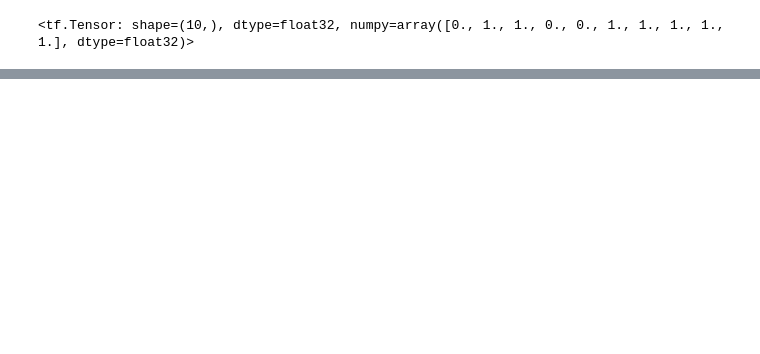
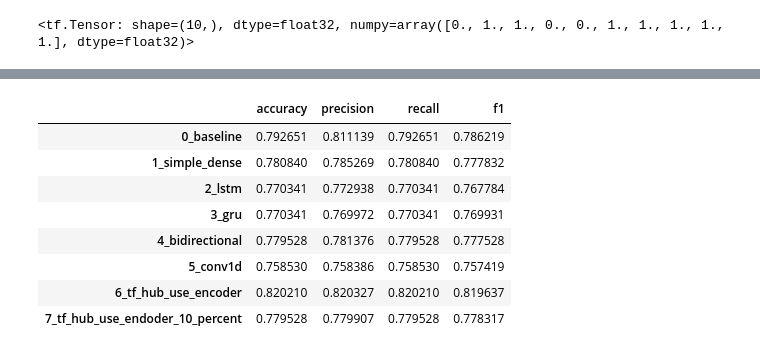
Before and after one commit to redrum88/tensorflow, a Jupyter notebook: 08_introduction_to_nlp_in_tensorflow_video.ipynb, the cells around one changed output, grey strips where cells are left out. Saved outputs shown, nothing was run; the diff lists cells and outputs as text; code cells hidden in the pictures; blank space fills up the shorter version.

```diff
--- a/08_introduction_to_nlp_in_tensorflow_video.ipynb
+++ b/08_introduction_to_nlp_in_tensorflow_video.ipynb
@@ -1043,0 +1266,16 @@ model_5_results
+# %%
+all_model_results = all_model_results.transpose()
+# %%
+# Reduce the accuracy to the same scale as other metrics
+all_model_results["accuracy"] = all_model_results["accuracy"]/100
+all_model_results
+# %% [output]
+|  | accuracy | precision | recall | f1 |
+| 0_baseline | 0.792651 | 0.811139 | 0.792651 | 0.786219 |
+| 1_simple_dense | 0.780840 | 0.785269 | 0.780840 | 0.777832 |
+| 2_lstm | 0.770341 | 0.772938 | 0.770341 | 0.767784 |
+| 3_gru | 0.770341 | 0.769972 | 0.770341 | 0.769931 |
+| 4_bidirectional | 0.779528 | 0.781376 | 0.779528 | 0.777528 |
+| 5_conv1d | 0.758530 | 0.758386 | 0.758530 | 0.757419 |
+| 6_tf_hub_use_encoder | 0.820210 | 0.820327 | 0.820210 | 0.819637 |
+| 7_tf_hub_use_endoder_10_percent | 0.779528 | 0.779907 | 0.779528 | 0.778317 |
```
Also changed, not shown: parts of 70 cells of this notebook.
